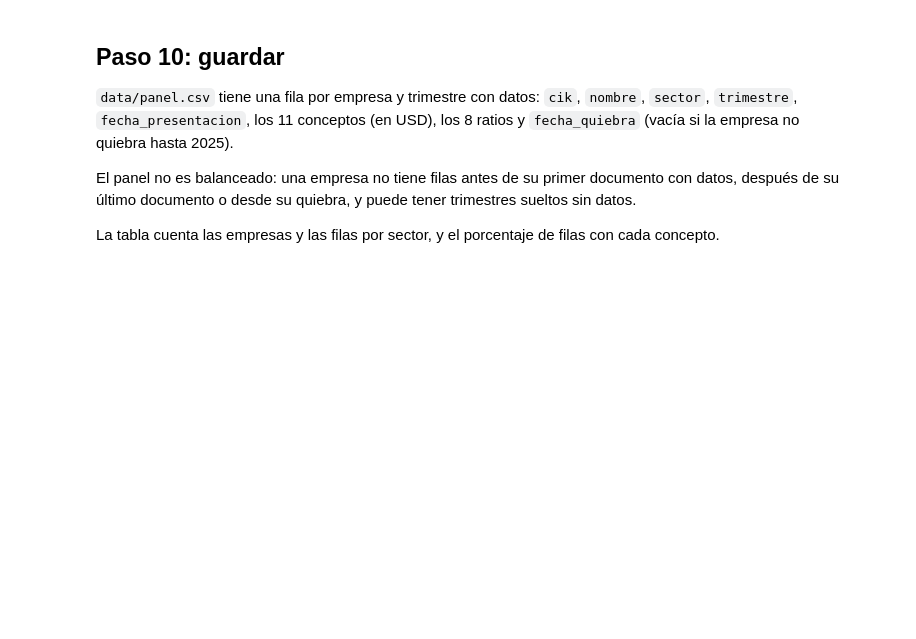
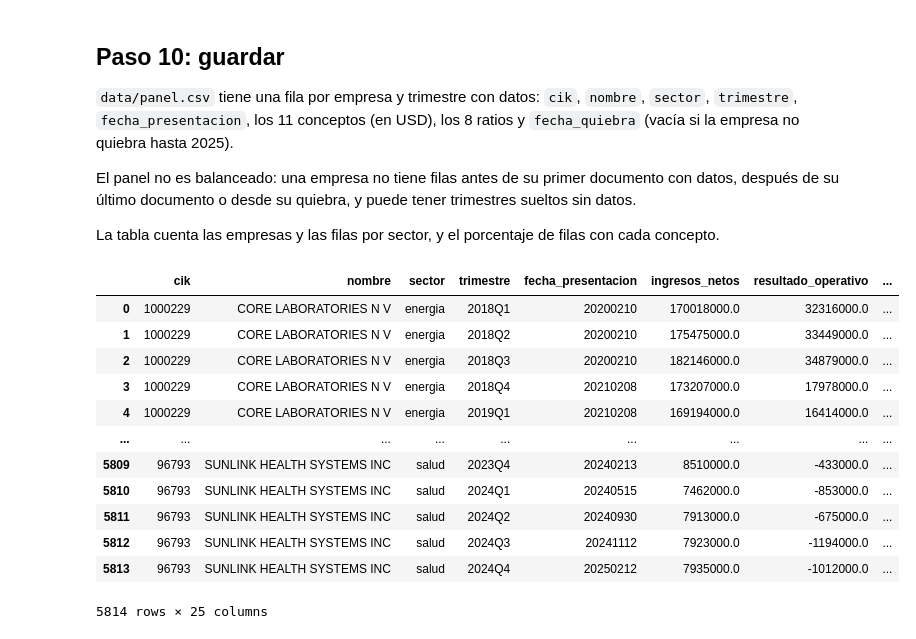
Before and after one commit to EbnerLautaro/MAI-Diplodatos, a Jupyter notebook: src/build_panel.ipynb, the cells around one changed output. Drawn from its saved outputs; the diff is of its cells as text; code cells hidden in the pictures; blank space fills up the shorter version.

```diff
--- a/src/build_panel.ipynb
+++ b/src/build_panel.ipynb
@@ -295,22 +398,36 @@ La tabla cuenta las empresas y las filas por sector, y el porcentaje de filas co
 # %%
 out = panel.reset_index().merge(companies, left_on="cik", right_index=True)
 out = out.rename(columns={"name": "nombre", "quarter": "trimestre"})
 out = out[
     [
         "cik",
         "nombre",
         "sector",
         "trimestre",
         "fecha_presentacion",
         *CONCEPT_COLUMNS,
         *RATIOS,
         "fecha_quiebra",
     ]
 ]
 
 assert not out.duplicated(["cik", "trimestre"]).any()
 assert out["trimestre"].between(START, END).all()
 out.to_csv(f"{WORKING_DIR}/data/panel.csv", index=False)
 
-print(out.groupby("sector").agg(empresas=("cik", "nunique"), filas=("cik", "size")))
-out.groupby("sector")[CONCEPT_COLUMNS].apply(lambda d: d.notna().mean().round(2)).T
+
+out
+# %% [output]
+|  | cik | nombre | sector | trimestre | fecha_presentacion | ingresos_netos | resultado_operativo | ... |
+| 0 | 1000229 | CORE LABORATORIES N V | energia | 2018Q1 | 20200210 | 170018000.0 | 32316000.0 | ... |
+| 1 | 1000229 | CORE LABORATORIES N V | energia | 2018Q2 | 20200210 | 175475000.0 | 33449000.0 | ... |
+| 2 | 1000229 | CORE LABORATORIES N V | energia | 2018Q3 | 20200210 | 182146000.0 | 34879000.0 | ... |
+| 3 | 1000229 | CORE LABORATORIES N V | energia | 2018Q4 | 20210208 | 173207000.0 | 17978000.0 | ... |
+| 4 | 1000229 | CORE LABORATORIES N V | energia | 2019Q1 | 20210208 | 169194000.0 | 16414000.0 | ... |
+| ... | ... | ... | ... | ... | ... | ... | ... | ... |
+| 5809 | 96793 | SUNLINK HEALTH SYSTEMS INC | salud | 2023Q4 | 20240213 | 8510000.0 | -433000.0 | ... |
+| 5810 | 96793 | SUNLINK HEALTH SYSTEMS INC | salud | 2024Q1 | 20240515 | 7462000.0 | -853000.0 | ... |
+| 5811 | 96793 | SUNLINK HEALTH SYSTEMS INC | salud | 2024Q2 | 20240930 | 7913000.0 | -675000.0 | ... |
+| 5812 | 96793 | SUNLINK HEALTH SYSTEMS INC | salud | 2024Q3 | 20241112 | 7923000.0 | -1194000.0 | ... |
+| 5813 | 96793 | SUNLINK HEALTH SYSTEMS INC | salud | 2024Q4 | 20250212 | 7935000.0 | -1012000.0 | ... |
+5814 rows × 25 columns
```
Also changed, not shown: parts of 12 cells of this notebook, 1 other file.
